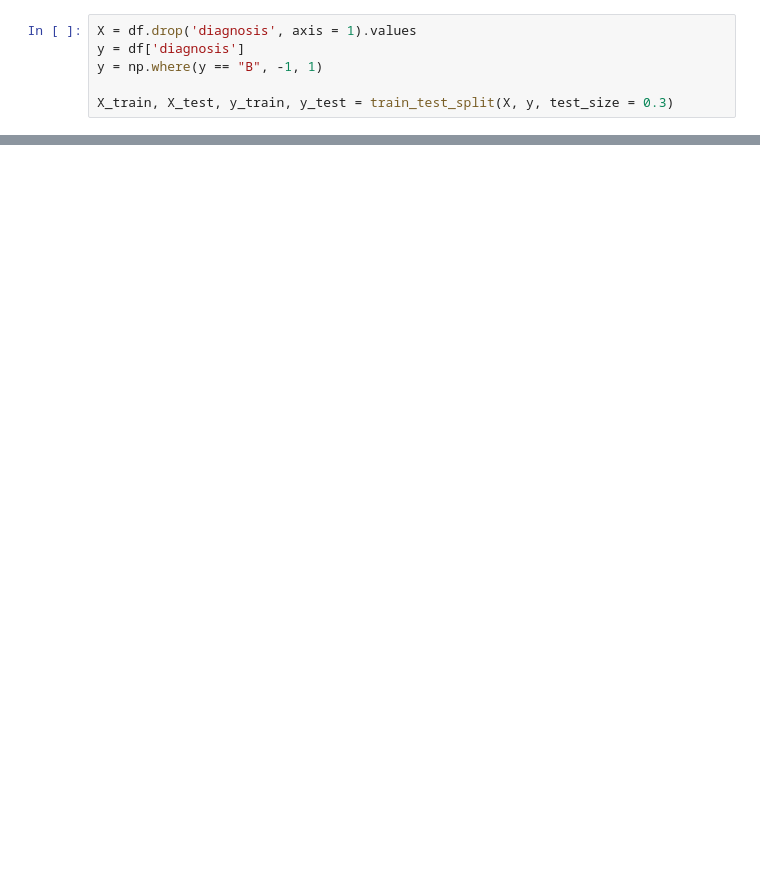
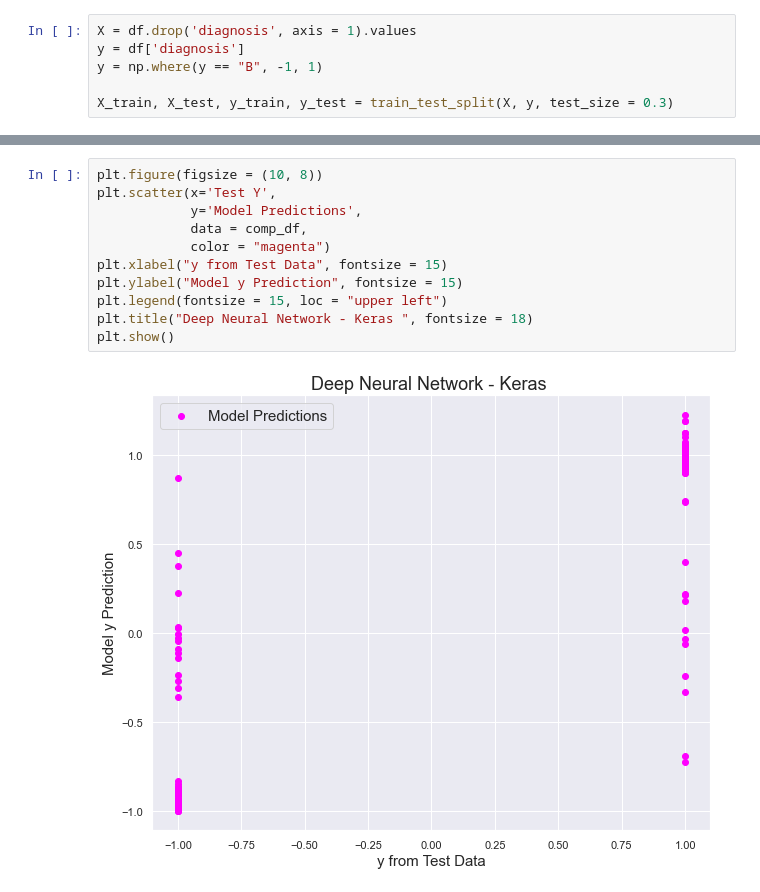
Before and after one commit to TrellixVulnTeam/ThanhLa_Data4319_2I89, a Jupyter notebook: 5. Deep Neural Network/source_5.ipynb, the cells around one changed output, grey strips where cells are left out. Drawn from its saved outputs; the diff is of its cells as text; blank space fills up the shorter version.

```diff
--- a/5. Deep Neural Network/source_5.ipynb
+++ b/5. Deep Neural Network/source_5.ipynb
@@ -28,0 +144,13 @@ X_train, X_test, y_train, y_test = train_test_split(X, y, test_size = 0.3)
+# %%
+plt.figure(figsize = (10, 8))
+plt.scatter(x='Test Y',
+            y='Model Predictions',
+            data = comp_df,
+            color = "magenta")
+plt.xlabel("y from Test Data", fontsize = 15)
+plt.ylabel("Model y Prediction", fontsize = 15)
+plt.legend(fontsize = 15, loc = "upper left")
+plt.title("Deep Neural Network - Keras ", fontsize = 18)
+plt.show()
+# %% [output]
+[figure, added]
```
Also changed, not shown: parts of 19 cells of this notebook, 1 other file.
